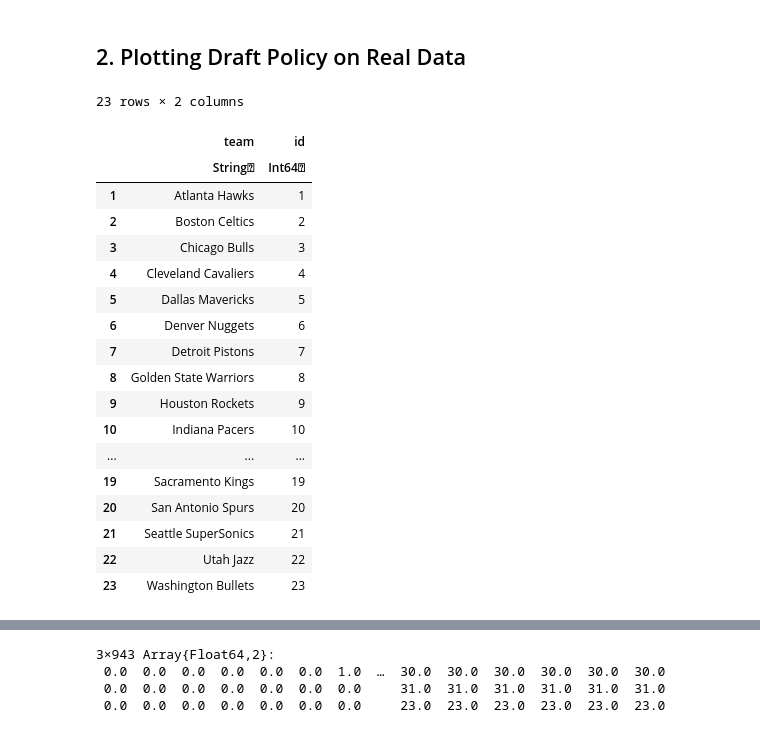
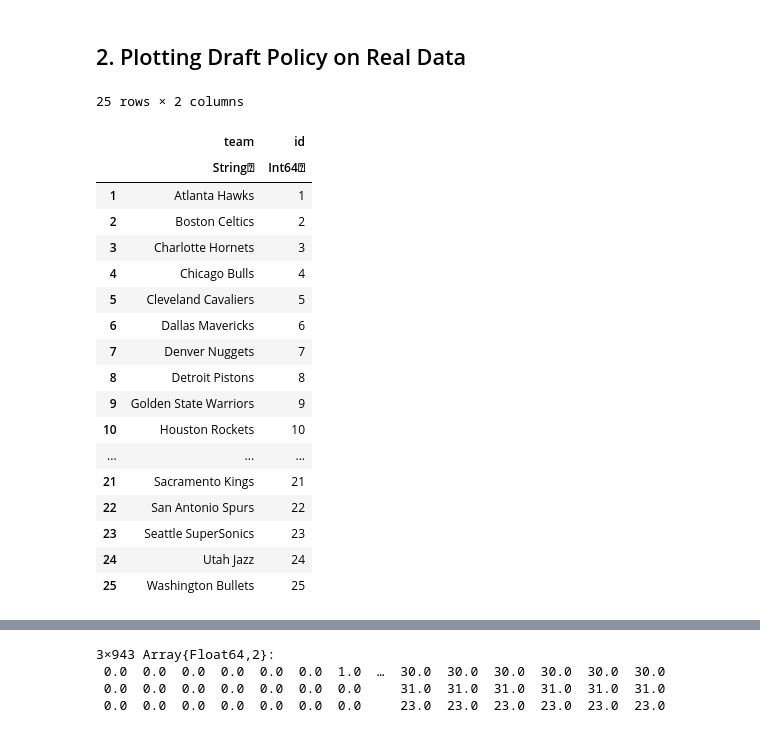
Before and after one commit to evanmunro/draft-policy, a Jupyter notebook: policy_analysis.ipynb, the cells around one changed output, grey strips where cells are left out. Cells and saved outputs as stored; diff of their text form; code cells hidden in the pictures.

```diff
--- a/policy_analysis.ipynb
+++ b/policy_analysis.ipynb
@@ -51,29 +42,30 @@ plot(1:(size(dps,2)),transpose(dps),xlabel="Match",ylabel="Percentage",title="Dr
 # %% [markdown]
 ## 2. Plotting Draft Policy on Real Data
 # %%
-team_id = CSV.read("/Users/evanmunro/Documents/Github/draft-policy/data/cleaned/teams_1986.csv")
-season = CSV.read("/Users/evanmunro/Documents/Github/draft-policy/data/cleaned/season_1986.csv")
+#1985,1987,1988,1989
+team_id = CSV.read("/Users/evanmunro/Documents/Github/draft-policy/data/cleaned/teams_1989.csv")
+season = CSV.read("/Users/evanmunro/Documents/Github/draft-policy/data/cleaned/season_1989.csv")
 team_id
 # %% [output]
-23 rows × 2 columns
+25 rows × 2 columns
 |  | team | id |
 |  | String⍰ | Int64⍰ |
 | 1 | Atlanta Hawks | 1 |
 | 2 | Boston Celtics | 2 |
-| 3 | Chicago Bulls | 3 |
-| 4 | Cleveland Cavaliers | 4 |
-| 5 | Dallas Mavericks | 5 |
-| 6 | Denver Nuggets | 6 |
-| 7 | Detroit Pistons | 7 |
-| 8 | Golden State Warriors | 8 |
-| 9 | Houston Rockets | 9 |
-| 10 | Indiana Pacers | 10 |
+| 3 | Charlotte Hornets | 3 |
+| 4 | Chicago Bulls | 4 |
+| 5 | Cleveland Cavaliers | 5 |
+| 6 | Dallas Mavericks | 6 |
+| 7 | Denver Nuggets | 7 |
+| 8 | Detroit Pistons | 8 |
+| 9 | Golden State Warriors | 9 |
+| 10 | Houston Rockets | 10 |
 | ... | ... | ... |
-| 19 | Sacramento Kings | 19 |
-| 20 | San Antonio Spurs | 20 |
-| 21 | Seattle SuperSonics | 21 |
-| 22 | Utah Jazz | 22 |
-| 23 | Washington Bullets | 23 |
+| 21 | Sacramento Kings | 21 |
+| 22 | San Antonio Spurs | 22 |
+| 23 | Seattle SuperSonics | 23 |
+| 24 | Utah Jazz | 24 |
+| 25 | Washington Bullets | 25 |
 # %%
 matches = convert(Matrix, season[[:hID,:aID]])
 wins = convert(Array, season[:win])
```
Also changed, not shown: parts of 6 cells of this notebook, 3 other files.
